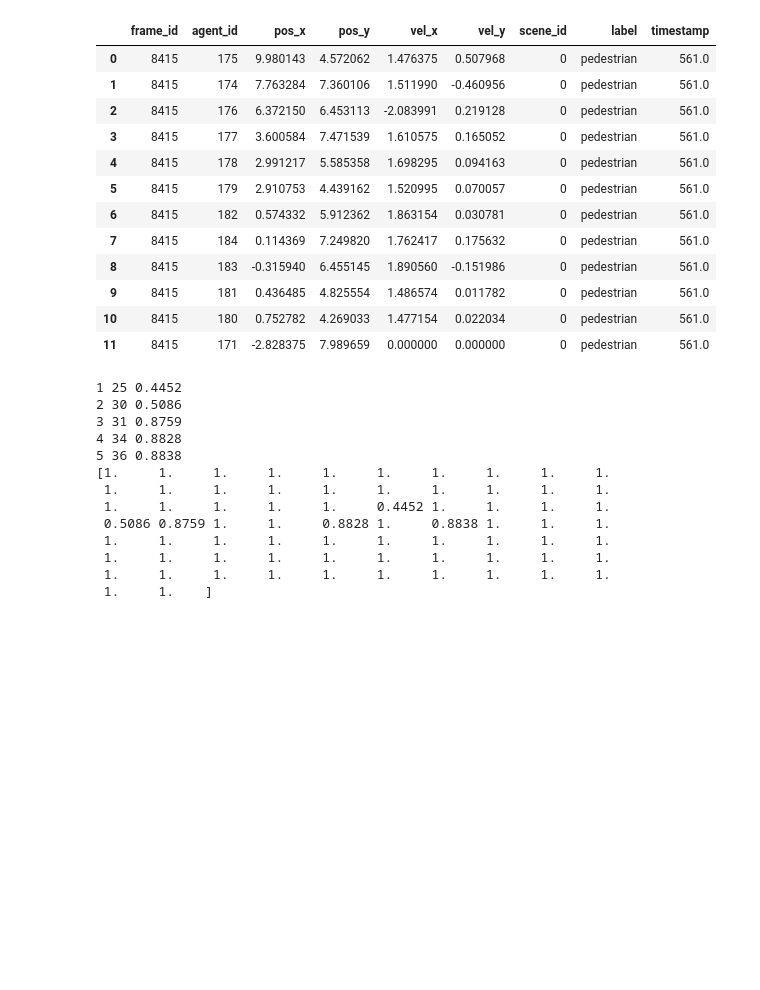
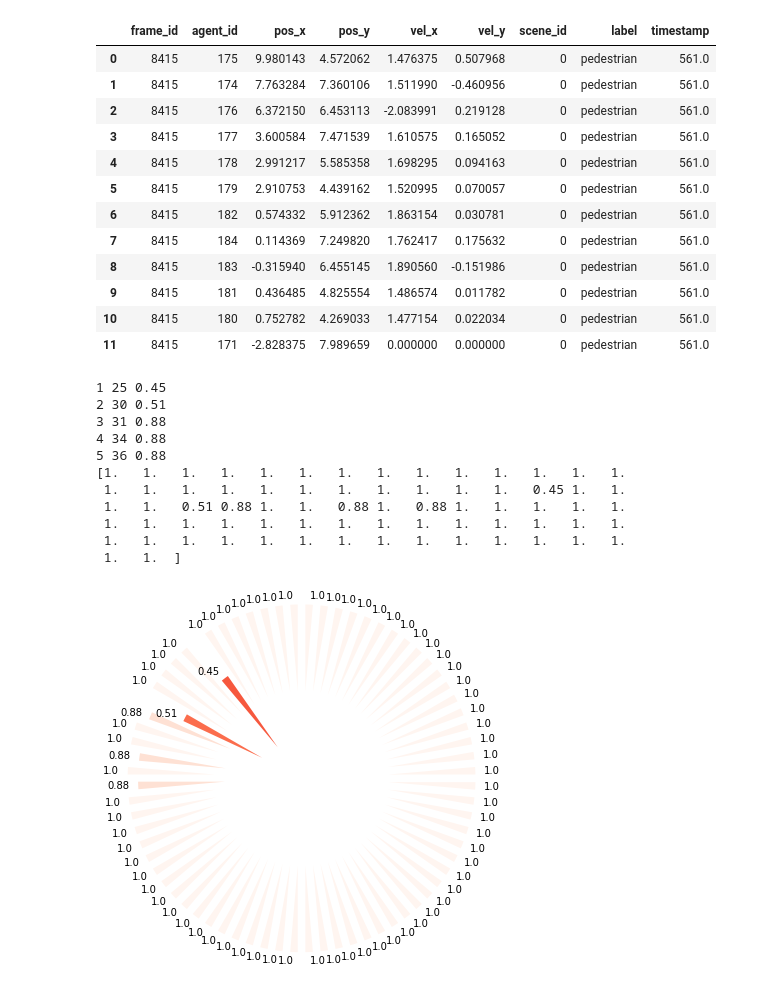
Before and after one commit to linsea94/OpenTraj, a Jupyter notebook: opentraj/toolkit/my_test/surrounding.ipynb, the cells around one changed output. Saved outputs shown, nothing was run; the diff lists cells and outputs as text; code cells hidden in the pictures; blank space fills up the shorter version.

Commit message:
add surrounding.py file and modify ipynb file

```diff
--- a/opentraj/toolkit/my_test/surrounding.ipynb
+++ b/opentraj/toolkit/my_test/surrounding.ipynb
@@ -53,7 +53,7 @@ for i in range(1,len(df)):
   other = df.iloc[i]
   other_pt = pt(other[2],other[3])
   dist = pt.distance(target_pt, other_pt)
-  dist = np.round(dist / max_dist, 4)
+  dist = np.round(dist / max_dist, 2)
   if dist > 1:
     continue
   else:
@@ -65,16 +65,14 @@ for i in range(1,len(df)):
   print(i, dir, dist)
 print(surrounding)
 # %% [output]
-1 25 0.4452
-2 30 0.5086
-3 31 0.8759
-4 34 0.8828
-5 36 0.8838
-[1.     1.     1.     1.     1.     1.     1.     1.     1.     1.
- 1.     1.     1.     1.     1.     1.     1.     1.     1.     1.
- 1.     1.     1.     1.     1.     0.4452 1.     1.     1.     1.
- 0.5086 0.8759 1.     1.     0.8828 1.     0.8838 1.     1.     1.
- 1.     1.     1.     1.     1.     1.     1.     1.     1.     1.
- 1.     1.     1.     1.     1.     1.     1.     1.     1.     1.
- 1.     1.     1.     1.     1.     1.     1.     1.     1.     1.
- 1.     1.    ]
+1 25 0.45
+2 30 0.51
+3 31 0.88
+4 34 0.88
+5 36 0.88
+[1.   1.   1.   1.   1.   1.   1.   1.   1.   1.   1.   1.   1.   1.
+ 1.   1.   1.   1.   1.   1.   1.   1.   1.   1.   1.   0.45 1.   1.
+ 1.   1.   0.51 0.88 1.   1.   0.88 1.   0.88 1.   1.   1.   1.   1.
+ 1.   1.   1.   1.   1.   1.   1.   1.   1.   1.   1.   1.   1.   1.
+ 1.   1.   1.   1.   1.   1.   1.   1.   1.   1.   1.   1.   1.   1.
+ 1.   1.  ]
@@ -82,0 +79,11 @@ plt.pie(size,)
+# %%
+cmap = plt.get_cmap("Reds")
+color = cmap(np.array(np.abs(surrounding-1)))
+plt.pie(np.ones(num_of_pieces),
+        explode = surrounding,
+        labels = surrounding,
+        colors = color,
+        textprops = {"fontsize" : 10})
+plt.show()
+# %% [output]
+[figure, added]
```
Also changed, not shown: parts of 2 cells of this notebook, 1 other file.
